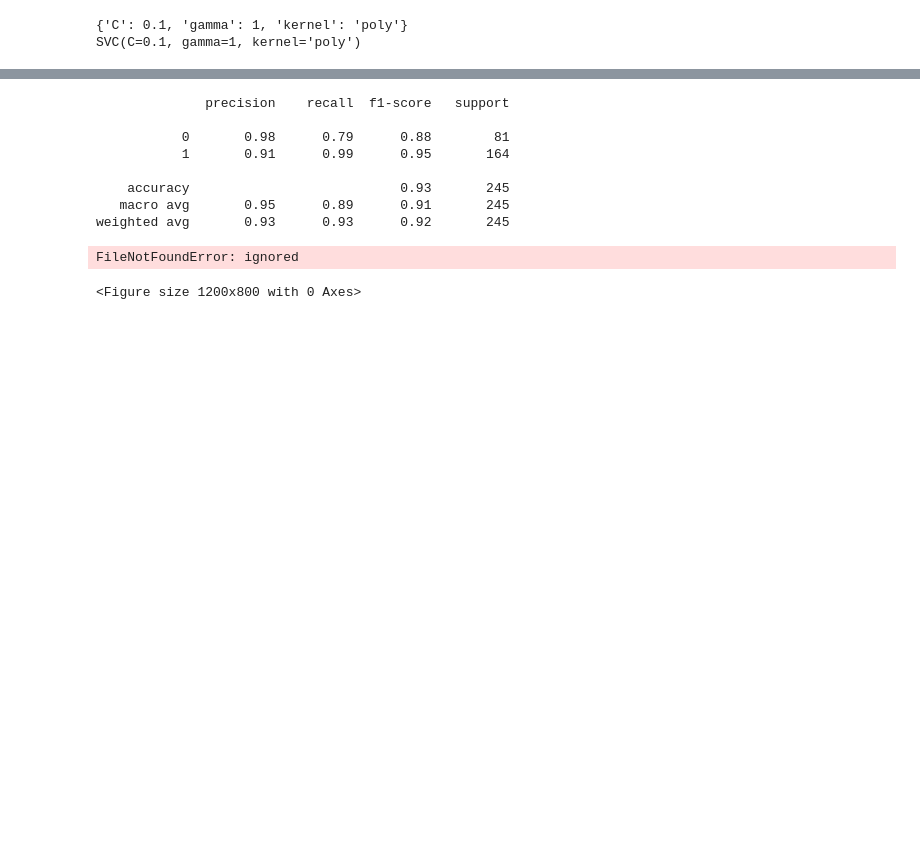
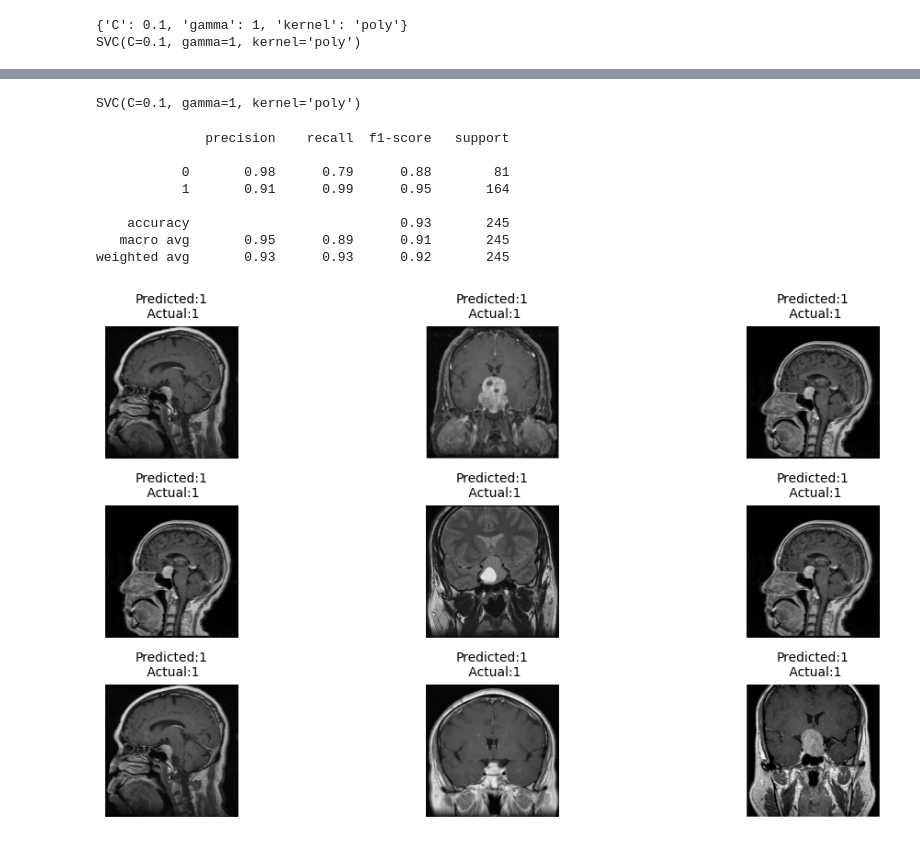
Before and after one commit to johnjustine5646/Lab9, a Jupyter notebook: Lab9_ML.ipynb, the cells around one changed output, grey strips where cells are left out. Cells and saved outputs as stored; diff of their text form; code cells hidden in the pictures; blank space fills up the shorter version.

```diff
--- a/Lab9_ML.ipynb
+++ b/Lab9_ML.ipynb
@@ -146,3 +152,7 @@ SVC(C=0.1, gamma=1, kernel='poly')
+# %%
+bsvm.fit(X_train, Y_train)
+# %% [output]
+SVC(C=0.1, gamma=1, kernel='poly')
 # %%
 grid_predictions = grid.predict(X_test)
 print(classification_report(Y_test, grid_predictions))
@@ -160,19 +168,28 @@ dec={0:'No Tumor', 1:'Positive Tumor'}
-# %%
-plt.figure(figsize=(12,8))
-c=1
-path='/content/drive/MyDrive/Testing/no_tumorr'
-for i in os.listdir(path)[:9]:
-  img=cv2.imread(os.path.join(path,i),0)
-  if img is not None:
-    p=sv.predict(cv2.resize(img,(200,200)).reshape(1,-1)/255)
-    plt.subplot(3,3,c)
-    plt.title(dec.get(p[0],'UnKnown'))
-    plt.imshow(img,cmap='gray')
-    plt.axis('off')
-    c+=1
-  else:
-    print(f"Fail to load image:{i}")
-    plt.show()
-# %% [output]
-FileNotFoundError: ignored
-<Figure size 1200x800 with 0 Axes>
+# %%
+dec={ 'pituitary_tumor':1,'no_tumor':0}
+# %%
+test_path = '/content/drive/MyDrive/Testing'
+X_test = []
+Y_test = []
+for cls in dec:
+  tpth=os.path.join(test_path,cls)
+  for j in os.listdir(tpth):
+    img=cv2.imread(os.path.join(tpth,j),cv2.IMREAD_GRAYSCALE)
+    img=cv2.resize(img,(200,200))
+    X_test.append(img)
+    Y_test.append(dec[cls])
+X_test = np.array(X_test)
+Y_test = np.array(Y_test)
+X_test_rshpd=X_test.reshape(X_test.shape[0],-1)
+Y_pred_test=bsvm.predict(X_test_rshpd)
+
+plt.figure(figsize=(12,6))
+for i in range(9):
+  plt.subplot(3,3,i+1)
+  plt.imshow(X_test[i], cmap='gray')
+  plt.title(f'Predicted:{Y_pred_test[i]}\n Actual:{Y_test[i]}', fontsize=10)
+  plt.axis('off')
+plt.tight_layout()
+plt.show()
+# %% [output]
+[figure, added]
```
Also changed, not shown: parts of 7 cells of this notebook.
